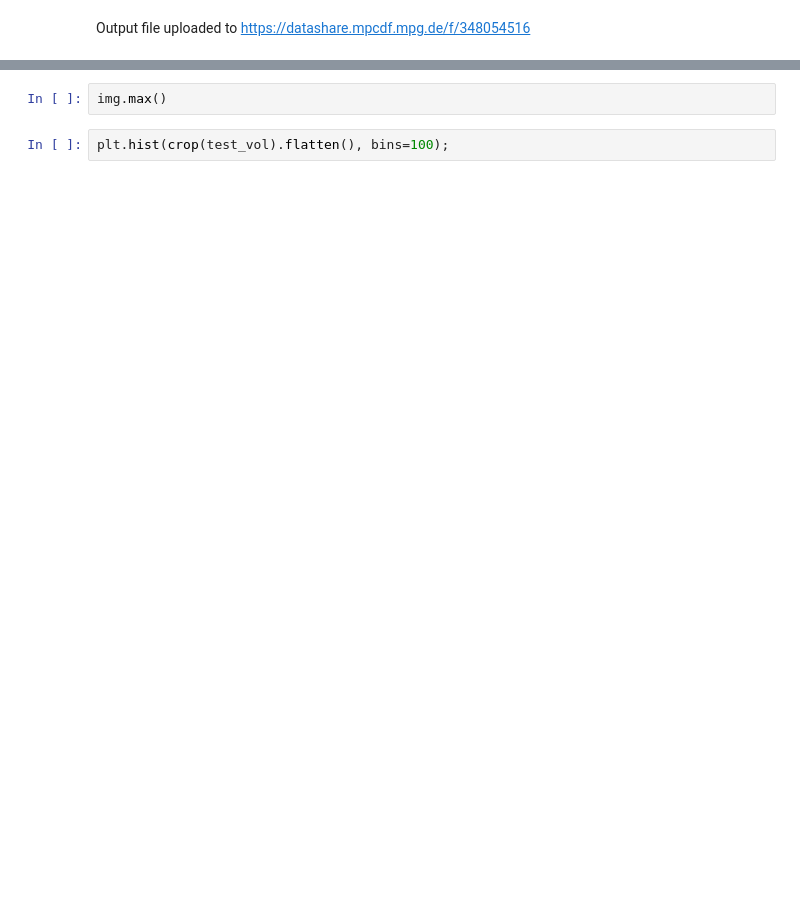
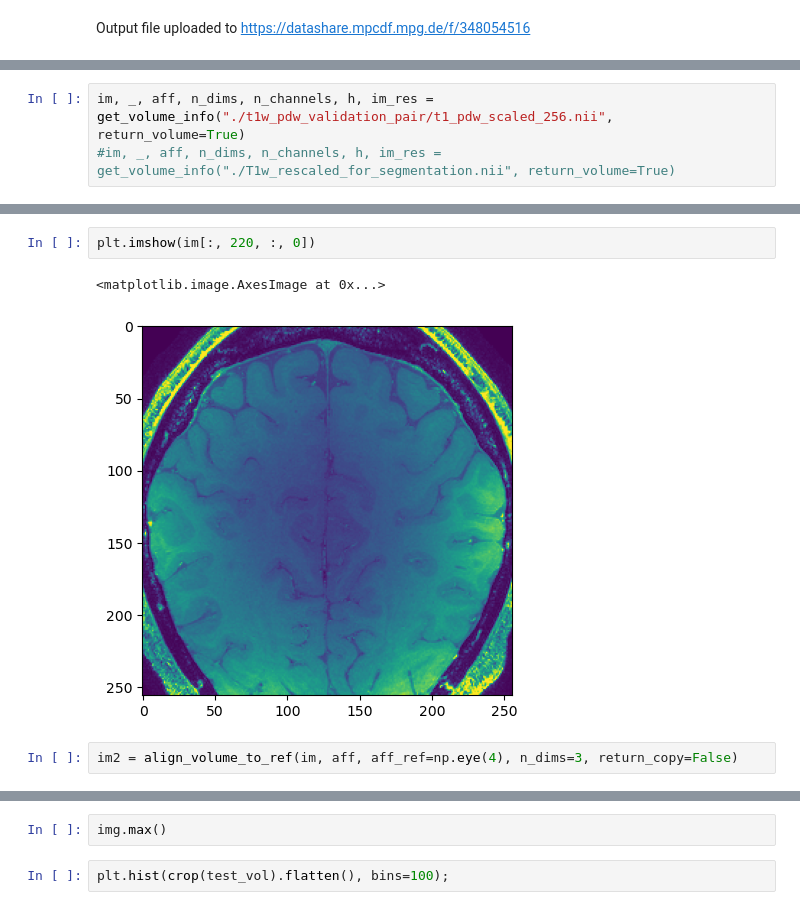
Before and after one commit to halirutan/SynthSeg, a Jupyter notebook: data/cbs/t1w_pdw_config/create_test_tfrecord.ipynb, the cells around one changed output, grey strips where cells are left out. Drawn from its saved outputs; the diff is of its cells as text; blank space fills up the shorter version.

```diff
--- a/data/cbs/t1w_pdw_config/create_test_tfrecord.ipynb
+++ b/data/cbs/t1w_pdw_config/create_test_tfrecord.ipynb
@@ -89,0 +152,3 @@ Output file uploaded to https://datashare.mpcdf.mpg.de/f/348054516
+# %%
+im, _, aff, n_dims, n_channels, h, im_res = get_volume_info("./t1w_pdw_validation_pair/t1_pdw_scaled_256.nii", return_volume=True)
+#im, _, aff, n_dims, n_channels, h, im_res = get_volume_info("./T1w_rescaled_for_segmentation.nii", return_volume=True)
@@ -89,0 +162,7 @@ Output file uploaded to https://datashare.mpcdf.mpg.de/f/348054516
+# %%
+plt.imshow(im[:, 220, :, 0])
+# %% [output]
+<matplotlib.image.AxesImage at 0x...>
+[figure, added]
+# %%
+im2 = align_volume_to_ref(im, aff, aff_ref=np.eye(4), n_dims=3, return_copy=False)
```
Also changed, not shown: parts of 32 cells of this notebook.
